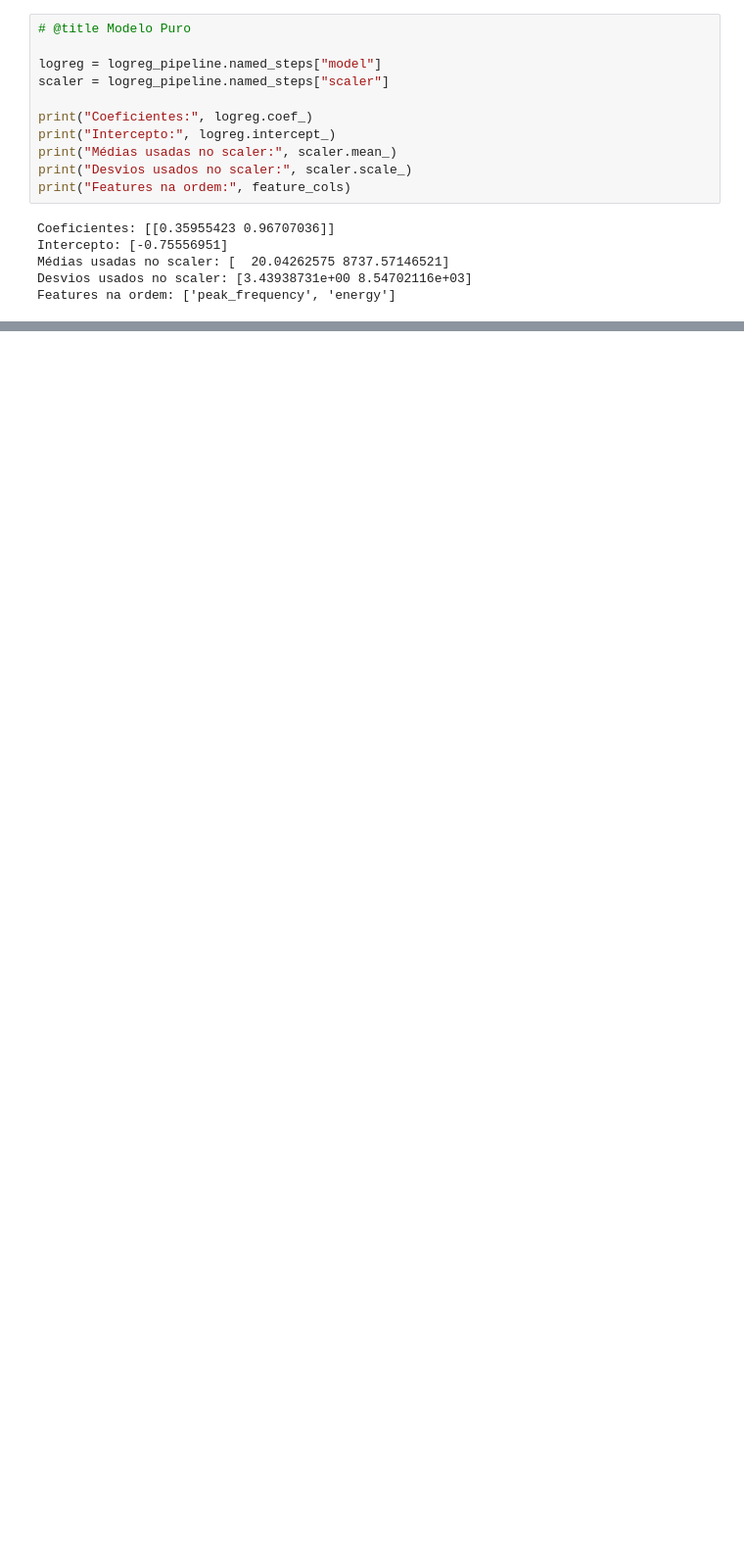
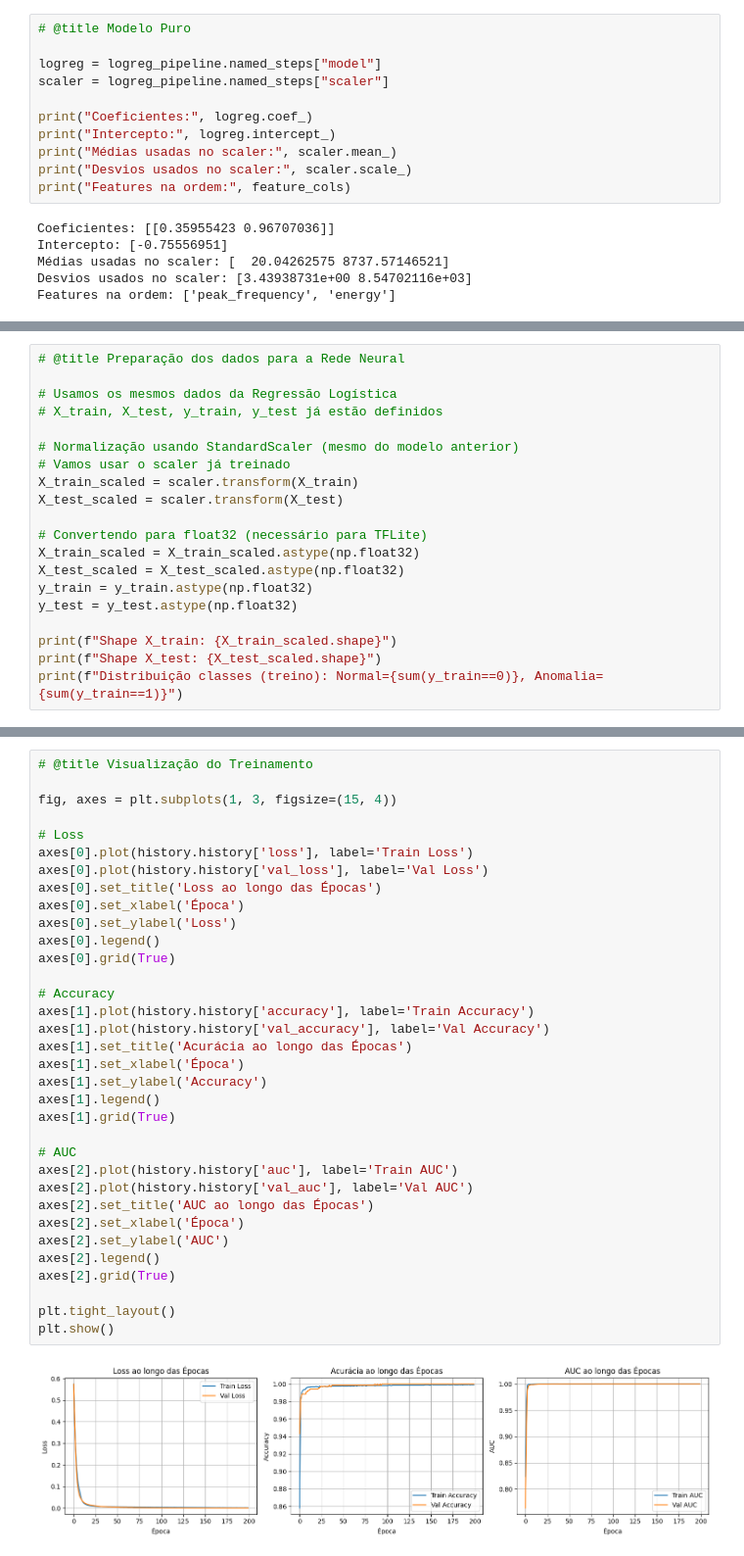
Before and after one commit to mulirous/detector_anomalias_embarcado, a Jupyter notebook: data_tools/eda.ipynb, the cells around one changed output, grey strips where cells are left out. Shown at 98% size. Saved outputs shown, nothing was run; the diff lists cells and outputs as text; blank space fills up the shorter version.

Commit message:
feat: Modelo embarcavél TinyML, Readme e refatoração de diretório

```diff
--- a/data_tools/eda.ipynb
+++ b/data_tools/eda.ipynb
@@ -661,0 +713,20 @@ Features na ordem: ['peak_frequency', 'energy']
+# %%
+# @title Preparação dos dados para a Rede Neural
+
+# Usamos os mesmos dados da Regressão Logística
+# X_train, X_test, y_train, y_test já estão definidos
+
+# Normalização usando StandardScaler (mesmo do modelo anterior)
+# Vamos usar o scaler já treinado
+X_train_scaled = scaler.transform(X_train)
+X_test_scaled = scaler.transform(X_test)
+
+# Convertendo para float32 (necessário para TFLite)
+X_train_scaled = X_train_scaled.astype(np.float32)
+X_test_scaled = X_test_scaled.astype(np.float32)
+y_train = y_train.astype(np.float32)
+y_test = y_test.astype(np.float32)
+
+print(f"Shape X_train: {X_train_scaled.shape}")
+print(f"Shape X_test: {X_test_scaled.shape}")
+print(f"Distribuição classes (treino): Normal={sum(y_train==0)}, Anomalia={sum(y_train==1)}")
@@ -661,0 +845,36 @@ Features na ordem: ['peak_frequency', 'energy']
+# %%
+# @title Visualização do Treinamento
+
+fig, axes = plt.subplots(1, 3, figsize=(15, 4))
+
+# Loss
+axes[0].plot(history.history['loss'], label='Train Loss')
+axes[0].plot(history.history['val_loss'], label='Val Loss')
+axes[0].set_title('Loss ao longo das Épocas')
+axes[0].set_xlabel('Época')
+axes[0].set_ylabel('Loss')
+axes[0].legend()
+axes[0].grid(True)
+
+# Accuracy
+axes[1].plot(history.history['accuracy'], label='Train Accuracy')
+axes[1].plot(history.history['val_accuracy'], label='Val Accuracy')
+axes[1].set_title('Acurácia ao longo das Épocas')
+axes[1].set_xlabel('Época')
+axes[1].set_ylabel('Accuracy')
+axes[1].legend()
+axes[1].grid(True)
+
+# AUC
+axes[2].plot(history.history['auc'], label='Train AUC')
+axes[2].plot(history.history['val_auc'], label='Val AUC')
+axes[2].set_title('AUC ao longo das Épocas')
+axes[2].set_xlabel('Época')
+axes[2].set_ylabel('AUC')
+axes[2].legend()
+axes[2].grid(True)
+
+plt.tight_layout()
+plt.show()
+# %% [output]
+[figure, added]
```
Also changed, not shown: parts of 19 cells of this notebook, 9 other files.
